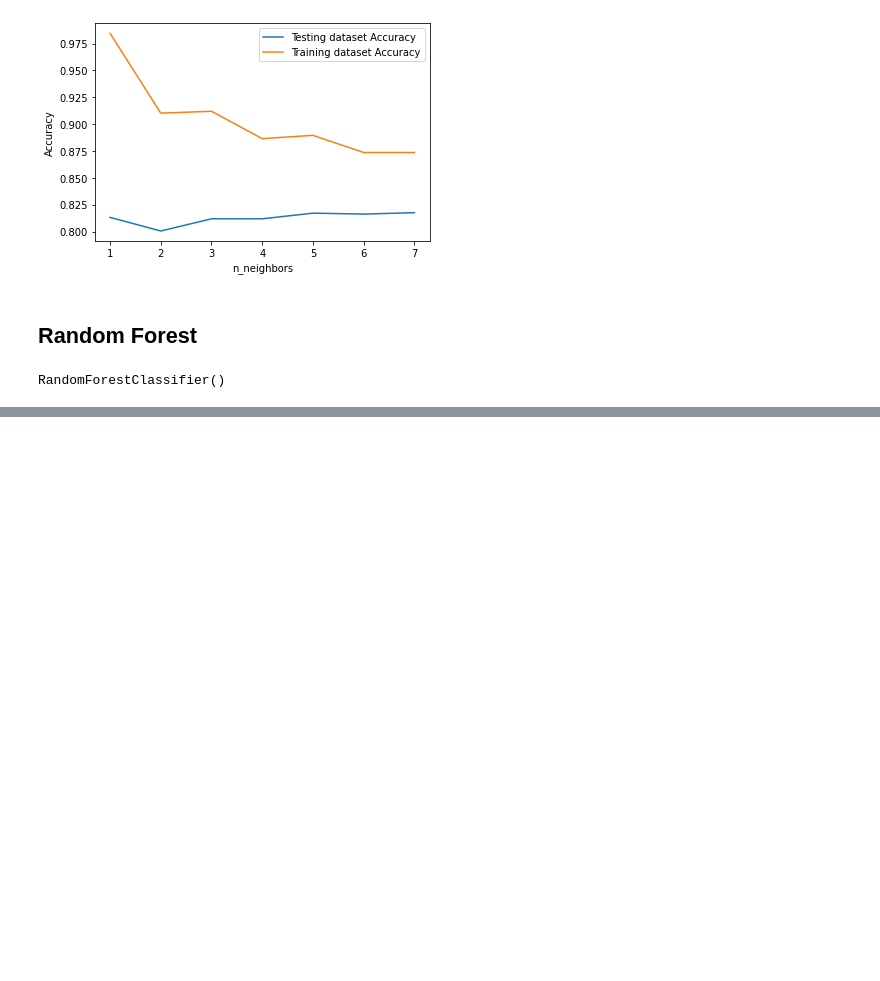
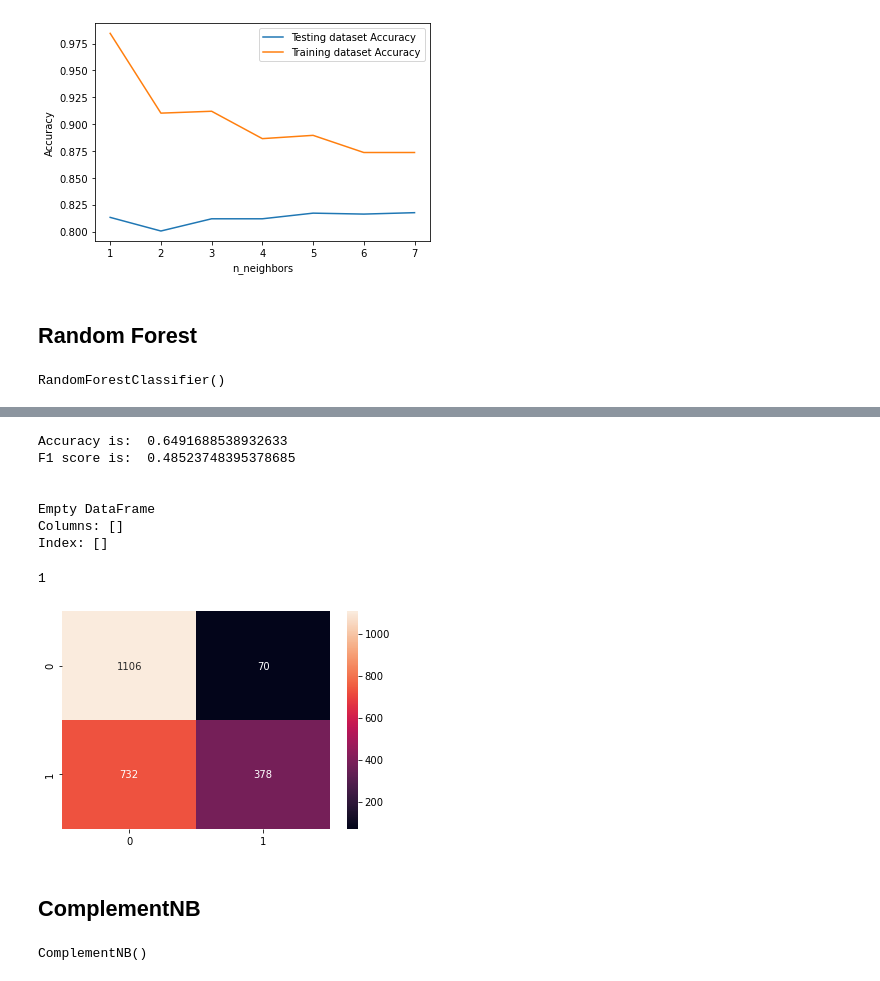
Before and after one commit to devsec-ansh/Phishing-Scam-Detection-Using-Ensemble-Machine-Learning-and-NLP, a Jupyter notebook: Phishing Detection Using ML/Phishing Detection Model Training.ipynb, the cells around one changed output, grey strips where cells are left out. Drawn from its saved outputs; the diff is of its cells as text; code cells hidden in the pictures; blank space fills up the shorter version.

```diff
--- a/Phishing Detection Using ML/Phishing Detection Model Training.ipynb
+++ b/Phishing Detection Using ML/Phishing Detection Model Training.ipynb
@@ -452,0 +503,20 @@ Index: []
+# %%
+generate_accuracy_and_heatmap(model, X_test_chi, Y_test)
+# %% [output]
+Accuracy is:  0.6491688538932633
+F1 score is:  0.48523748395378685
+
+
+Empty DataFrame
+Columns: []
+Index: []
+1
+[figure, added]
+# %% [markdown]
+## ComplementNB
+# %%
+from sklearn.naive_bayes import ComplementNB
+model = ComplementNB()
+model.fit(X_train_chi, Y_train)
+# %% [output]
+ComplementNB()
```
Also changed, not shown: parts of 16 cells of this notebook.
